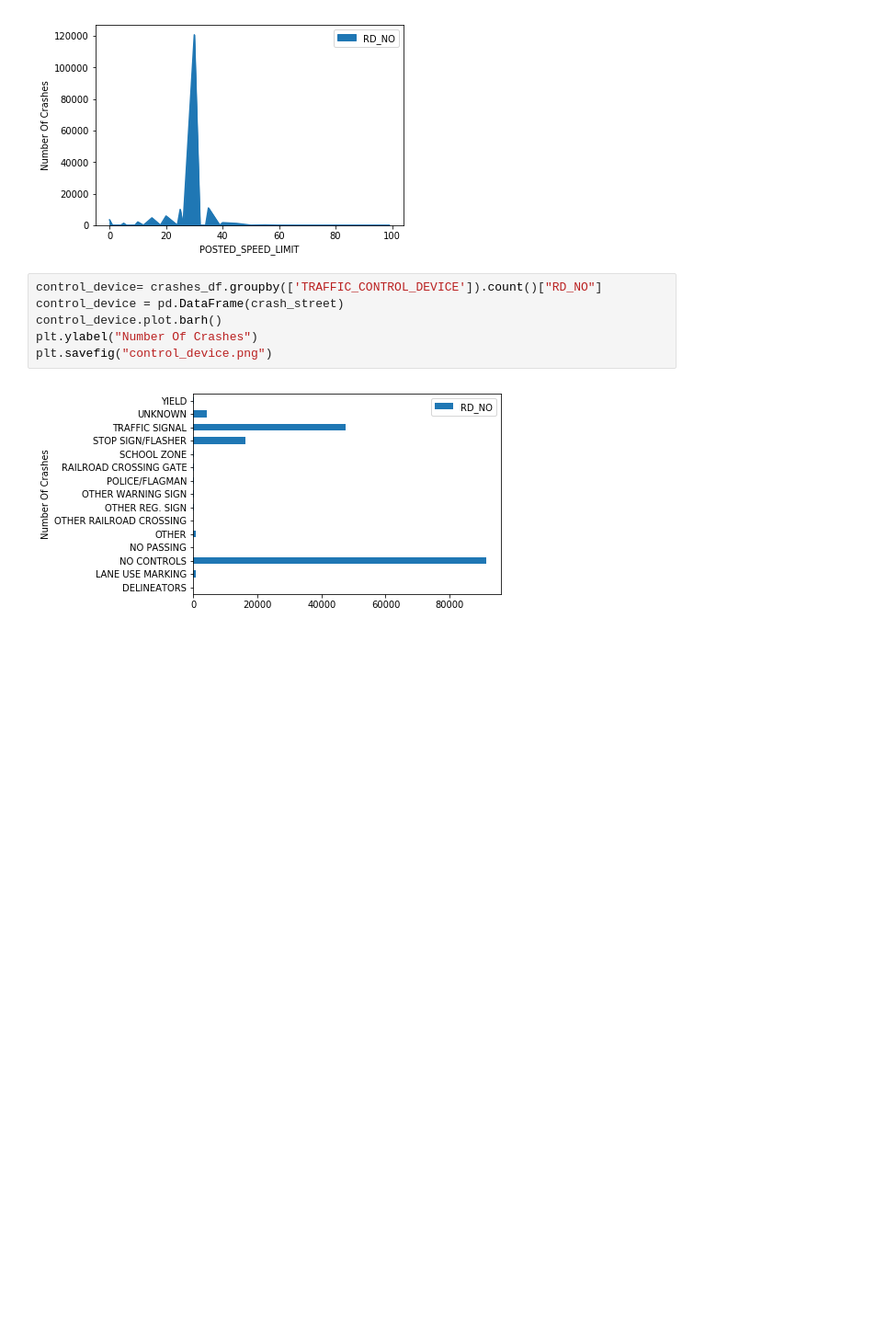
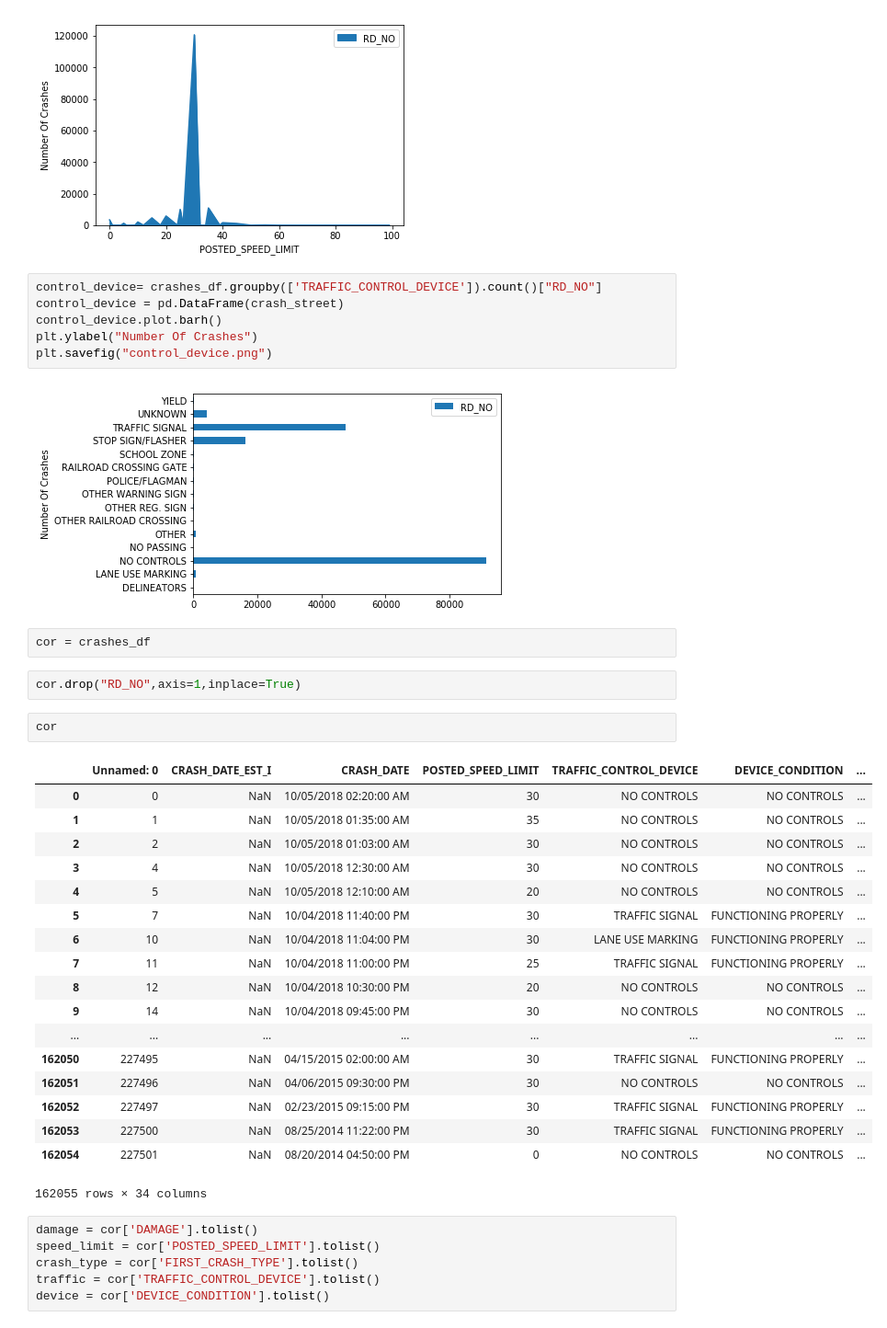
Before and after one commit to Bwig/Project_1, a Jupyter notebook: Plots.ipynb, the cells around one changed output. Shown at 92% size. Cells and saved outputs as stored; diff of their text form; blank space fills up the shorter version.

```diff
--- a/Plots.ipynb
+++ b/Plots.ipynb
@@ -75,3 +75,34 @@ plt.ylabel("Number Of Crashes")
 plt.savefig("control_device.png")
 # %% [output]
 [figure]
+# %%
+cor = crashes_df
+# %%
+cor.drop("RD_NO",axis=1,inplace=True)
+# %%
+cor
+# %% [output]
+|  | Unnamed: 0 | CRASH_DATE_EST_I | CRASH_DATE | POSTED_SPEED_LIMIT | TRAFFIC_CONTROL_DEVICE | DEVICE_CONDITION | ... |
+| 0 | 0 | NaN | 10/05/2018 02:20:00 AM | 30 | NO CONTROLS | NO CONTROLS | ... |
+| 1 | 1 | NaN | 10/05/2018 01:35:00 AM | 35 | NO CONTROLS | NO CONTROLS | ... |
+| 2 | 2 | NaN | 10/05/2018 01:03:00 AM | 30 | NO CONTROLS | NO CONTROLS | ... |
+| 3 | 4 | NaN | 10/05/2018 12:30:00 AM | 30 | NO CONTROLS | NO CONTROLS | ... |
+| 4 | 5 | NaN | 10/05/2018 12:10:00 AM | 20 | NO CONTROLS | NO CONTROLS | ... |
+| 5 | 7 | NaN | 10/04/2018 11:40:00 PM | 30 | TRAFFIC SIGNAL | FUNCTIONING PROPERLY | ... |
+| 6 | 10 | NaN | 10/04/2018 11:04:00 PM | 30 | LANE USE MARKING | FUNCTIONING PROPERLY | ... |
+| 7 | 11 | NaN | 10/04/2018 11:00:00 PM | 25 | TRAFFIC SIGNAL | FUNCTIONING PROPERLY | ... |
+| 8 | 12 | NaN | 10/04/2018 10:30:00 PM | 20 | NO CONTROLS | NO CONTROLS | ... |
+| 9 | 14 | NaN | 10/04/2018 09:45:00 PM | 30 | NO CONTROLS | NO CONTROLS | ... |
+| ... | ... | ... | ... | ... | ... | ... | ... |
+| 162050 | 227495 | NaN | 04/15/2015 02:00:00 AM | 30 | TRAFFIC SIGNAL | FUNCTIONING PROPERLY | ... |
+| 162051 | 227496 | NaN | 04/06/2015 09:30:00 PM | 30 | NO CONTROLS | NO CONTROLS | ... |
+| 162052 | 227497 | NaN | 02/23/2015 09:15:00 PM | 30 | TRAFFIC SIGNAL | FUNCTIONING PROPERLY | ... |
+| 162053 | 227500 | NaN | 08/25/2014 11:22:00 PM | 30 | TRAFFIC SIGNAL | FUNCTIONING PROPERLY | ... |
+| 162054 | 227501 | NaN | 08/20/2014 04:50:00 PM | 0 | NO CONTROLS | NO CONTROLS | ... |
+162055 rows × 34 columns
+# %%
+damage = cor['DAMAGE'].tolist()
+speed_limit = cor['POSTED_SPEED_LIMIT'].tolist()
+crash_type = cor['FIRST_CRASH_TYPE'].tolist()
+traffic = cor['TRAFFIC_CONTROL_DEVICE'].tolist()
+device = cor['DEVICE_CONDITION'].tolist()
```
Also changed, not shown: parts of 2 cells of this notebook.
